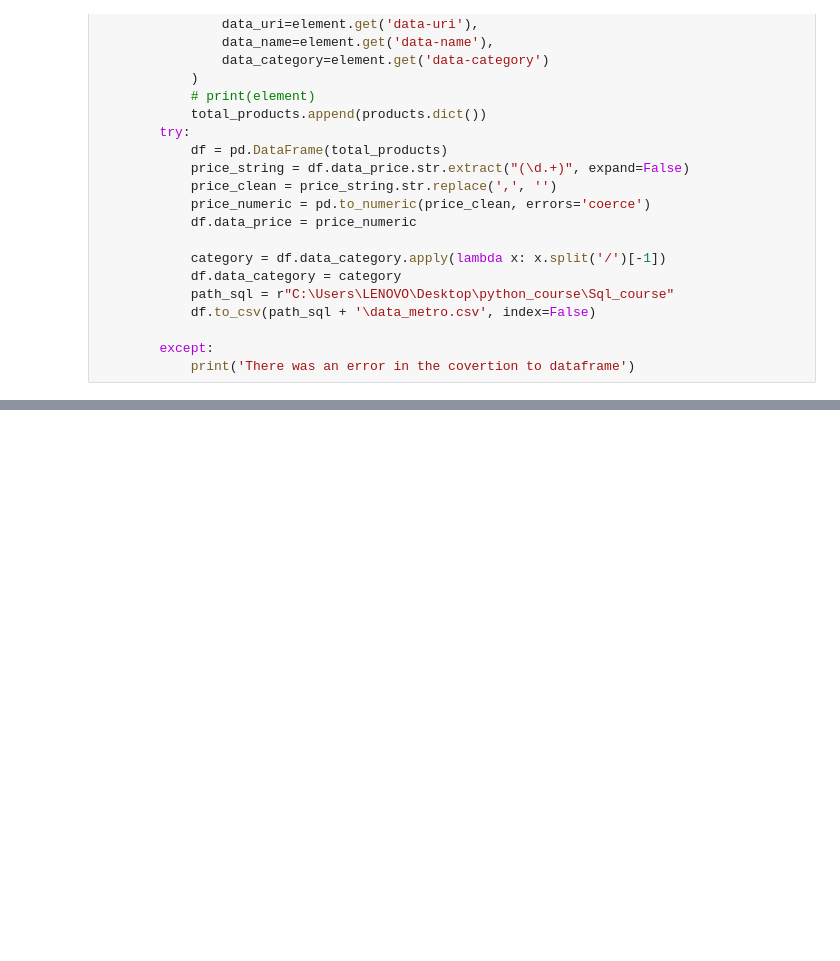
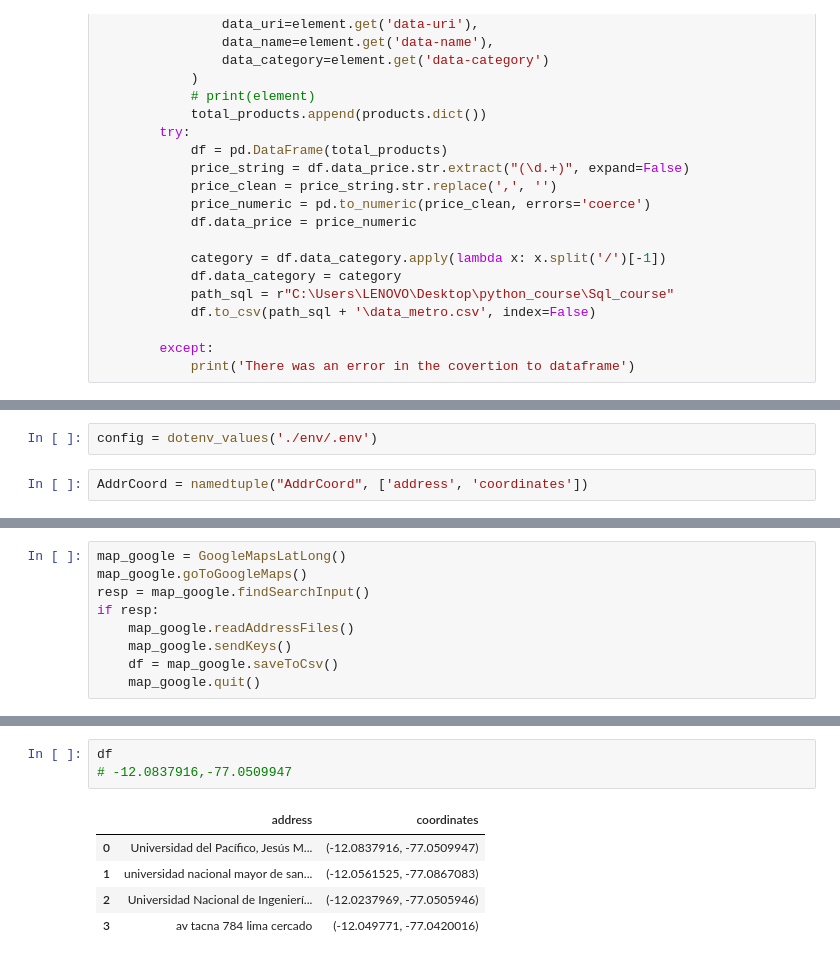
Before and after one commit to dante-cmd/web-scraping-last, a Jupyter notebook: selenium.ipynb, the cells around one changed output, grey strips where cells are left out. Saved outputs shown, nothing was run; the diff lists cells and outputs as text; blank space fills up the shorter version.

```diff
--- a/selenium.ipynb
+++ b/selenium.ipynb
@@ -915,0 +1035,4 @@ else:
+# %%
+config = dotenv_values('./env/.env')
+# %%
+AddrCoord = namedtuple("AddrCoord", ['address', 'coordinates'])
@@ -915,0 +1122,9 @@ else:
+# %%
+map_google = GoogleMapsLatLong()
+map_google.goToGoogleMaps()
+resp = map_google.findSearchInput()
+if resp:
+    map_google.readAddressFiles()
+    map_google.sendKeys()
+    df = map_google.saveToCsv()
+    map_google.quit()
@@ -915,0 +1136,9 @@ else:
+# %%
+df
+# -12.0837916,-77.0509947
+# %% [output]
+|  | address | coordinates |
+| 0 | Universidad del Pacífico, Jesús M... | (-12.0837916, -77.0509947) |
+| 1 | universidad nacional mayor de san... | (-12.0561525, -77.0867083) |
+| 2 | Universidad Nacional de Ingenierí... | (-12.0237969, -77.0505946) |
+| 3 | av tacna 784 lima cercado | (-12.049771, -77.0420016) |
```
Also changed, not shown: parts of 34 cells of this notebook, 7 other files.
